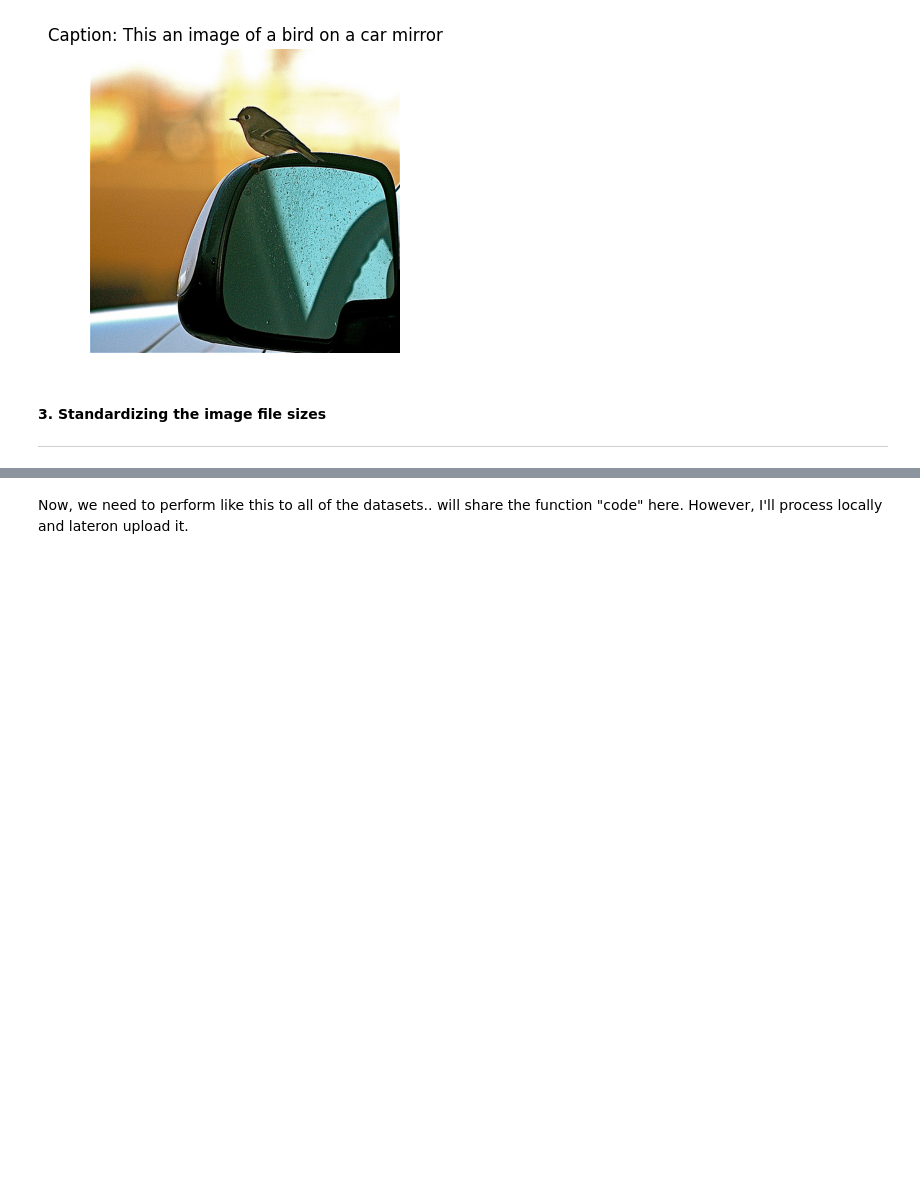
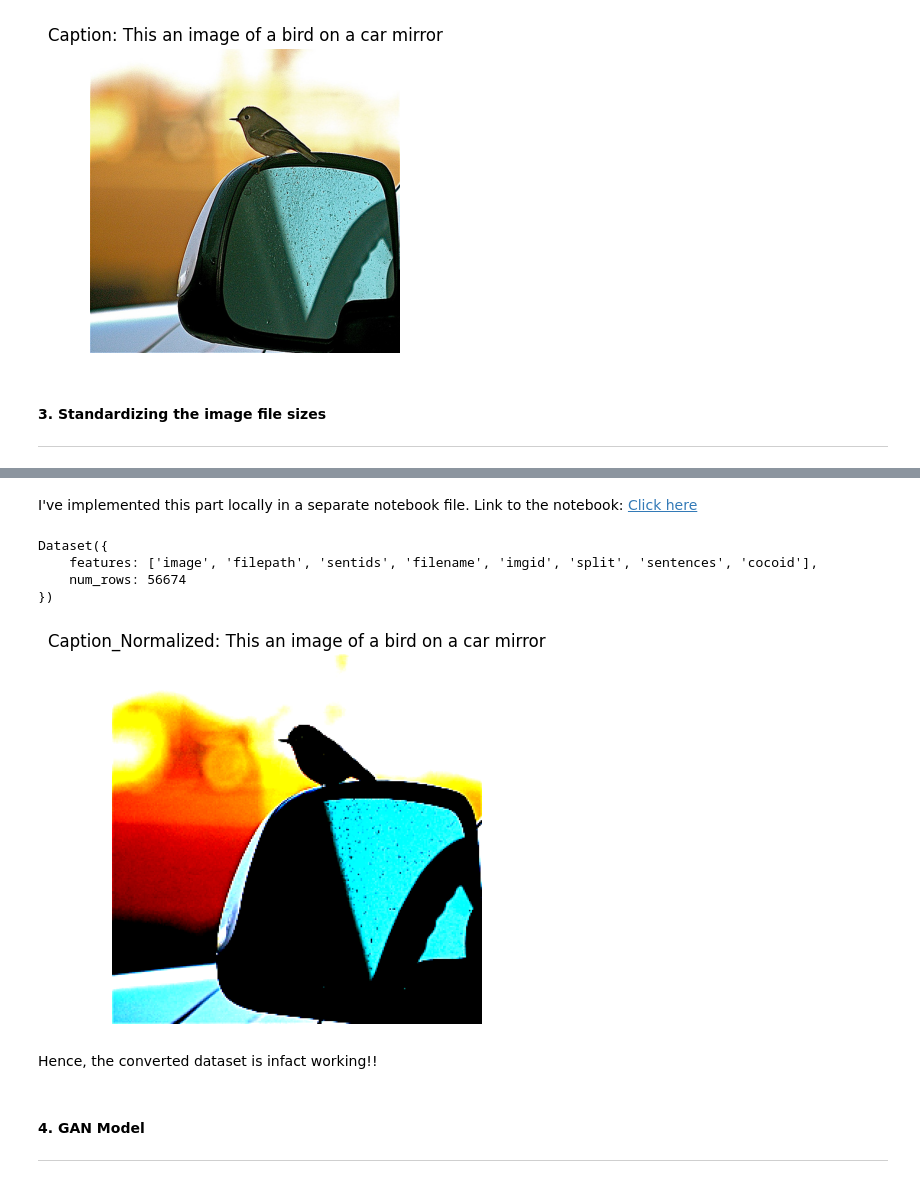
Before and after one commit to Firojpaudel/DALL-E_type_model_build, a Jupyter notebook: Build.ipynb, the cells around one changed output, grey strips where cells are left out. Cells and saved outputs as stored; diff of their text form; code cells hidden in the pictures; blank space fills up the shorter version.

Commit message:
Input_images normalization done ✅

```diff
--- a/Build.ipynb
+++ b/Build.ipynb
@@ -176,2 +155,0 @@ plt.show()
-# %% [markdown]
-Now, we need to perform like this to all of the datasets.. will share the function "code" here. However, I'll process locally and lateron upload it.
@@ -185,0 +156,44 @@ preprocessed_dataset = ds.map(preprocess_img, batched= False)
+# %% [markdown]
+I've implemented this part locally in a separate notebook file. Link to the notebook: [Click here](Preprocess/preprocess.ipynb)
+# %%
+# Loading and inspecting
+from datasets import load_from_disk
+
+ds_pre = load_from_disk('/kaggle/input/preprocessed-train-images/Preprocessed_ds')
+
+ds_pre
+# %% [output]
+Dataset({
+    features: ['image', 'filepath', 'sentids', 'filename', 'imgid', 'split', 'sentences', 'cocoid'],
+    num_rows: 56674
+})
+# %%
+import matplotlib.pyplot as plt
+import numpy as np
+
+
+img = ds_pre[0]['image']
+
+
+img = np.array(img)
+
+# Ensure the dimensions are [Height, Width, Channels] (matplotlib format)
+if img.shape[0] == 3:  # If in [Channels, Height, Width] format
+    img = np.transpose(img, (1, 2, 0))
+
+# Convert to uint8 if necessary
+if img.max() <= 1.0:
+    img = (img * 255).astype(np.uint8)
+
+# Display the image
+plt.imshow(img)
+plt.axis('off')
+plt.title(f"Caption_Normalized: {ds_pre[0]['sentences']['raw']}")
+plt.show()
+# %% [output]
+[figure, added]
+# %% [markdown]
+Hence, the converted dataset is infact working!!
+# %% [markdown]
+#### 4. GAN Model
+---
```
Also changed, not shown: parts of 4 cells of this notebook.
